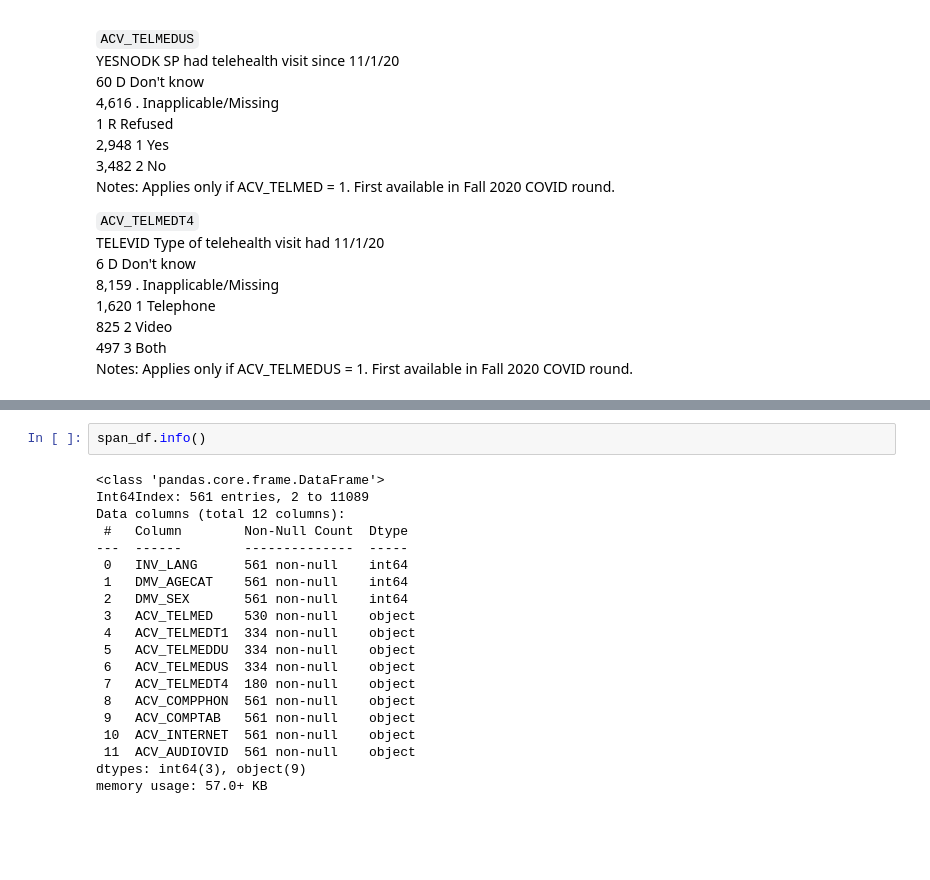
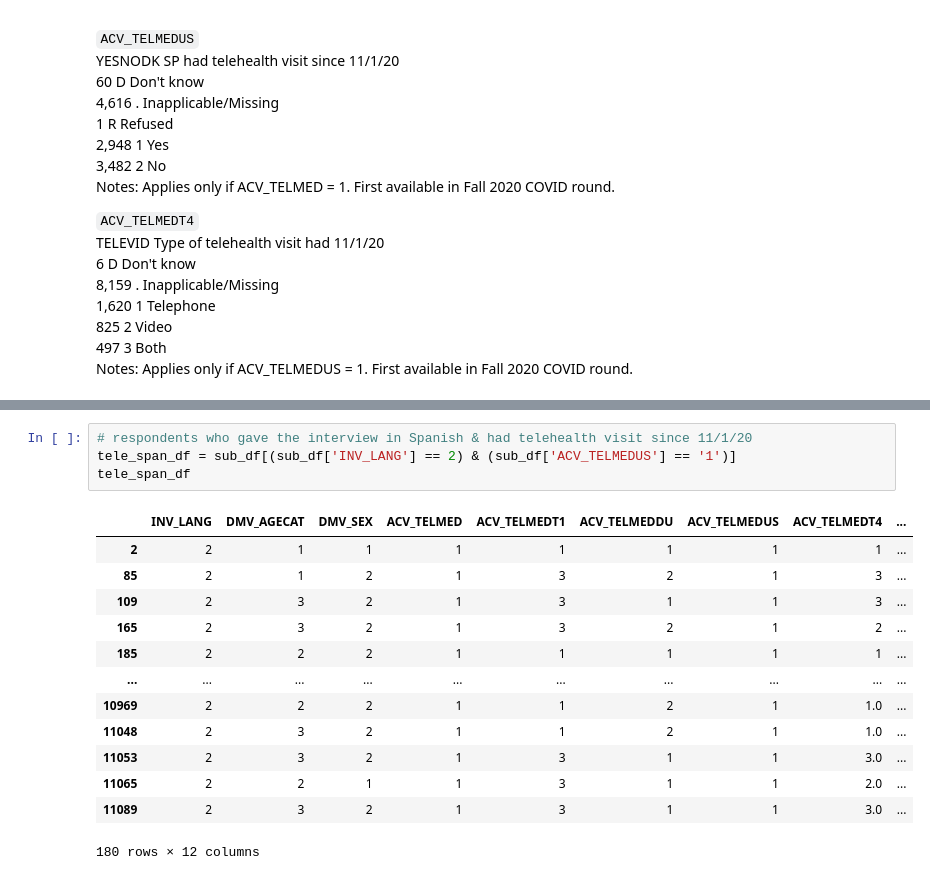
Before and after one commit to slp22/business-project, a Jupyter notebook: cms_covid_survey.ipynb, the cells around one changed output, grey strips where cells are left out. Cells and saved outputs as stored; diff of their text form; blank space fills up the shorter version.

```diff
--- a/cms_covid_survey.ipynb
+++ b/cms_covid_survey.ipynb
@@ -264,23 +199,19 @@ span_df
-# %%
-span_df.info()
-# %% [output]
-<class 'pandas.core.frame.DataFrame'>
-Int64Index: 561 entries, 2 to 11089
-Data columns (total 12 columns):
- #   Column        Non-Null Count  Dtype
----  ------        --------------  -----
- 0   INV_LANG      561 non-null    int64
- 1   DMV_AGECAT    561 non-null    int64
- 2   DMV_SEX       561 non-null    int64
- 3   ACV_TELMED    530 non-null    object
- 4   ACV_TELMEDT1  334 non-null    object
- 5   ACV_TELMEDDU  334 non-null    object
- 6   ACV_TELMEDUS  334 non-null    object
- 7   ACV_TELMEDT4  180 non-null    object
- 8   ACV_COMPPHON  561 non-null    object
- 9   ACV_COMPTAB   561 non-null    object
- 10  ACV_INTERNET  561 non-null    object
- 11  ACV_AUDIOVID  561 non-null    object
-dtypes: int64(3), object(9)
-memory usage: 57.0+ KB
+# %%
+# respondents who gave the interview in Spanish & had telehealth visit since 11/1/20
+tele_span_df = sub_df[(sub_df['INV_LANG'] == 2) & (sub_df['ACV_TELMEDUS'] == '1')]
+tele_span_df
+# %% [output]
+|  | INV_LANG | DMV_AGECAT | DMV_SEX | ACV_TELMED | ACV_TELMEDT1 | ACV_TELMEDDU | ACV_TELMEDUS | ACV_TELMEDT4 | ... |
+| 2 | 2 | 1 | 1 | 1 | 1 | 1 | 1 | 1 | ... |
+| 85 | 2 | 1 | 2 | 1 | 3 | 2 | 1 | 3 | ... |
+| 109 | 2 | 3 | 2 | 1 | 3 | 1 | 1 | 3 | ... |
+| 165 | 2 | 3 | 2 | 1 | 3 | 2 | 1 | 2 | ... |
+| 185 | 2 | 2 | 2 | 1 | 1 | 1 | 1 | 1 | ... |
+| ... | ... | ... | ... | ... | ... | ... | ... | ... | ... |
+| 10969 | 2 | 2 | 2 | 1 | 1 | 2 | 1 | 1.0 | ... |
+| 11048 | 2 | 3 | 2 | 1 | 1 | 2 | 1 | 1.0 | ... |
+| 11053 | 2 | 3 | 2 | 1 | 3 | 1 | 1 | 3.0 | ... |
+| 11065 | 2 | 2 | 1 | 1 | 3 | 1 | 1 | 2.0 | ... |
+| 11089 | 2 | 3 | 2 | 1 | 3 | 1 | 1 | 3.0 | ... |
+180 rows × 12 columns
 # %%
```
Also changed, not shown: parts of 15 cells of this notebook.
